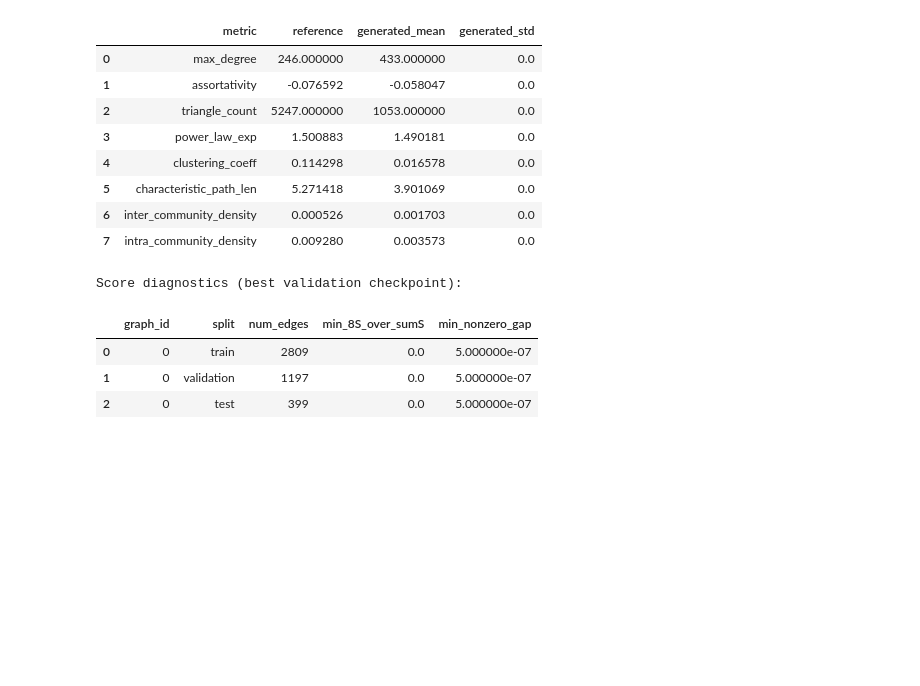
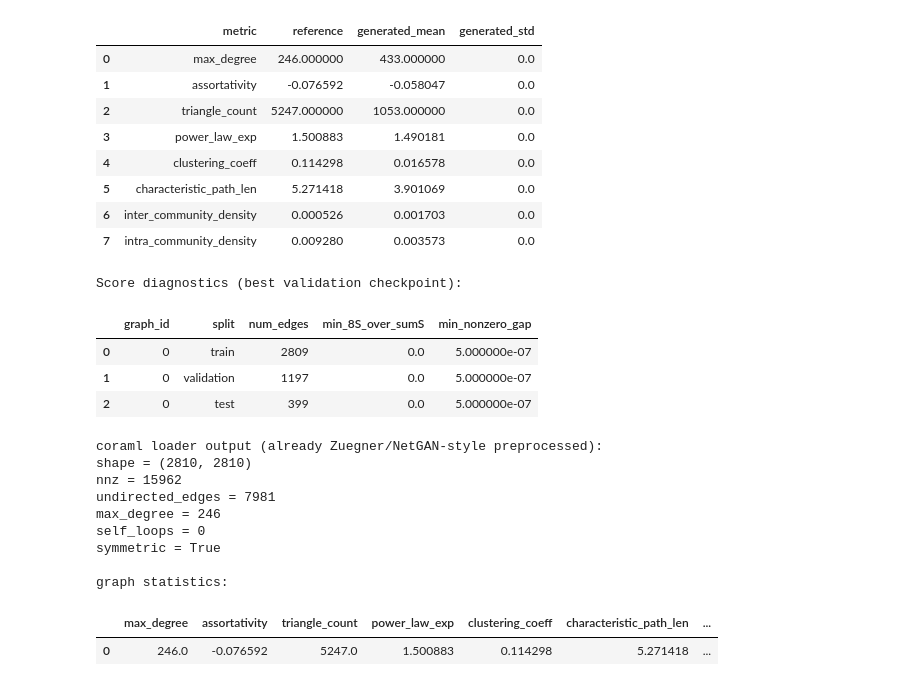
Before and after one commit to rbmuk/facialgen, a Jupyter notebook: run_experiment_notebook.ipynb, the cells around one changed output. Saved outputs shown, nothing was run; the diff lists cells and outputs as text; code cells hidden in the pictures; blank space fills up the shorter version.

Commit message:
trying to fix dataset

```diff
--- a/run_experiment_notebook.ipynb
+++ b/run_experiment_notebook.ipynb
@@ -392,30 +393,39 @@ Score diagnostics (best validation checkpoint):
 | 1 | 0 | validation | 1197 | 0.0 | 5.000000e-07 |
 | 2 | 0 | test | 399 | 0.0 | 5.000000e-07 |
 # %%
+import importlib
+
 import scipy.sparse as sp
-from facialgen.data import load_graph_dataset_sparse
-from facialgen.curvature import largest_connected_component
+import facialgen.data as data_mod
+import facialgen.evaluation as eval_mod
 
-A, X, y = load_graph_dataset_sparse('coraml', data_dir='data')
-A = sp.csr_matrix(A)
-A_sym = A.maximum(A.T).tocsr()
-A_sym.setdiag(0)
-A_sym.eliminate_zeros()
-A_lcc, nodes = largest_connected_component(A_sym)
+importlib.reload(data_mod)
+importlib.reload(eval_mod)
 
-def summary(name, M):
-    M = sp.csr_matrix(M)
-    deg = M.sum(axis=1).A1
-    print(name)
-    print('shape =', M.shape)
-    print('nnz =', M.nnz)
-    print('undirected_edges =', int(sp.triu(M, k=1).nnz))
-    print('max_degree =', int(deg.max()))
-    print('self_loops =', int(M.diagonal().sum()))
-    print('symmetric =', bool((M != M.T).nnz == 0))
-    print()
+A_ref, X_ref, y_ref = data_mod.load_graph_dataset_sparse('coraml', data_dir='data')
+A_ref = sp.csr_matrix(A_ref)
+ref_stats = eval_mod.compute_graph_statistics(A_ref, labels=y_ref)
 
-summary('loaded_raw', A)
-summary('symmetrized', A_sym)
-summary('largest_connected_component', A_lcc)
-print('lcc_num_nodes =', len(nodes))
+deg = A_ref.sum(axis=1).A1
+print('coraml loader output (already Zuegner/NetGAN-style preprocessed):')
+print('shape =', A_ref.shape)
+print('nnz =', A_ref.nnz)
+print('undirected_edges =', int(sp.triu(A_ref, k=1).nnz))
+print('max_degree =', int(deg.max()))
+print('self_loops =', int(A_ref.diagonal().sum()))
+print('symmetric =', bool((A_ref != A_ref.T).nnz == 0))
+print()
+print('graph statistics:')
+display(pd.DataFrame([ref_stats]))
+# %% [output]
+coraml loader output (already Zuegner/NetGAN-style preprocessed):
+shape = (2810, 2810)
+nnz = 15962
+undirected_edges = 7981
+max_degree = 246
+self_loops = 0
+symmetric = True
+
+graph statistics:
+|  | max_degree | assortativity | triangle_count | power_law_exp | clustering_coeff | characteristic_path_len | ... |
+| 0 | 246.0 | -0.076592 | 5247.0 | 1.500883 | 0.114298 | 5.271418 | ... |
```
Also changed, not shown: parts of 2 cells of this notebook, 4 other files.
